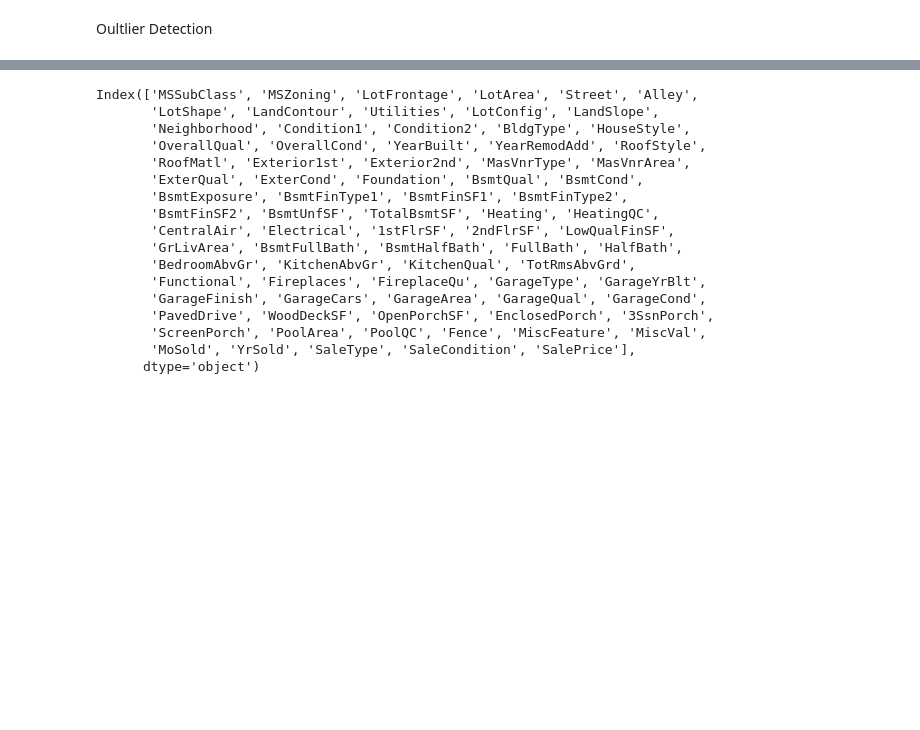
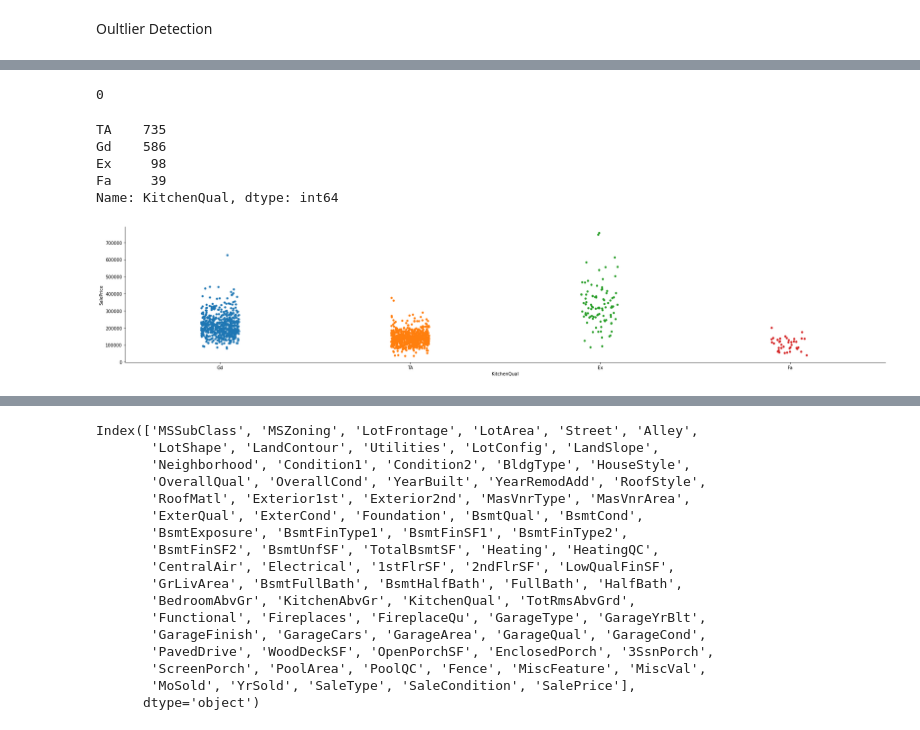
Before and after one commit to tharindatj/Kaggle_competitions, a Jupyter notebook: kaggle_house_prices.ipynb, the cells around one changed output, grey strips where cells are left out. Cells and saved outputs as stored; diff of their text form; code cells hidden in the pictures; blank space fills up the shorter version.

```diff
--- a/kaggle_house_prices.ipynb
+++ b/kaggle_house_prices.ipynb
@@ -190,19 +190,24 @@ sns.heatmap(corr_matrix, cmap='YlGnBu' , annot=True)
 #observations
 
 #New features to test out
-#SF related features> combine to form 'total_sf' and remove the consitutents - 'TotalBsmtSF','GrLivArea'
+#SF related features> combine to form 'total_sf' and remove the consitutents - 'TotalBsmtSF','GrLivArea', other SF related features make up these two vairables hence remove
 #combine bathrooms = from one feature and check for relationship - 'BsmtFullBath', 'BsmtHalfBath', 'FullBath', 'HalfBath'
-#check whether breaking out other rooms from totRmsAbvGrd will improve 'TotRmsAbvGrd' , 'BedroomAbvGr
-#combineporcharea 'OpenPorchSF','EnclosedPorch', '3SsnPorch', 'ScreenPorch','WoodDeckSF'
+#check whether breaking out other rooms from TotRmsAbvGrd will improve 'TotRmsAbvGrd' , 'BedroomAbvGr'
+#combine out door areas to form outdoorSF by combining 'OpenPorchSF','EnclosedPorch', '3SsnPorch', 'ScreenPorch','WoodDeckSF'
+
+#MasVnrArea drop category as more than half the data has zero values
 
 #garagecars and garagearea same thing, dropping garagearea and garagecars tad bid more related to salesprice
+
 #yearremodeled and yearbuilt are same data, removed yearbuild and remove garageyearbuilt as related to prior, plus not meaningfully related to sale price
+
 #garageyrbuilt drop due to correlation with yearremodelled as will get captures in yearremodeled
+
 #MSSubClass is an object
 #Other variable based on description and correlation will drop, will focus only on num variables with strong correlation as well as fundemental relationship with saleprice
 
-num_features_drop = ['1stFlrSF','2ndFlrSF','BsmtFinSF1','BsmtFinSF2','BsmtUnfSF','GarageCars','GarageYrBlt', 'YearBuilt', 'MasVnrArea','OverallCond',
-                     'LowQualFinSF','Fireplaces','PoolArea','MiscVal','MoSold','YrSold','KitchenAbvGr']
+num_features_drop = ['1stFlrSF','2ndFlrSF','BsmtFinSF1','BsmtFinSF2','BsmtUnfSF','GarageCars','GarageYrBlt', 'YearBuilt','OverallCond',
+                     'LowQualFinSF','PoolArea','MiscVal','MoSold','YrSold','KitchenAbvGr']
 
 num_to_object =['MSSubClass']
 # %%
@@ -235,0 +243,4 @@ df_fill[df_fill.GrLivArea>4000]
+# %%
+#data items to drop
+#524, 1299
+df_cleannum.drop([524, 1299], inplace=True)
@@ -235,0 +249,3 @@ df_fill[df_fill.GrLivArea>4000]
+# %%
+df_cleannum['MSSubClass'] = df_cleannum['MSSubClass'].astype(object)
+cat_column_list = df_cleannum.select_dtypes('object').columns
@@ -235,0 +265,35 @@ df_fill[df_fill.GrLivArea>4000]
+# %%
+#determinie categorical encoding strategy
+
+#dropiing the following;
+
+Drops = ['RoofStyle', 'ExterQual', 'BsmtExposure','BsmtFinType1','BsmtFinType2','GarageType','GarageFinish','GarageQual',
+         'PoolQC','Fence','MiscFeature','SaleCondition','Exterior1st','Exterior2nd','MSSubClass']
+
+#ordinal encoding
+ordinal = ['Neighborhood','BldgType','HouseStyle','ExterCond',
+           'BsmtQual','HeatingQC','CentralAir','FireplaceQu','GarageCond','PavedDrive']
+
+#onehot encoding
+one_hot = ['Foundation','BsmtCond','Heating','Electrical', 'RoofMatl','Functional','SaleType','MSZoning','Utilities','KitchenQual','MasVnrType']
+
+#categoris to combine & onehot encode
+Access = ['Street', 'Alley']
+Slope = ['LandSlope', 'LandContour']
+Proximitty = ['Condition1', 'Condition2']
+Land = ['LotShape', 'LotConfig']
+
+
+len(cat_column_list) - len(ordinal + one_hot + Access + Slope + Proximitty + Land + Drops)
+# %% [output]
+0
+# %%
+sns.catplot(x='KitchenQual', y='SalePrice', data=df_cleannum, height=5, aspect=5)
+df_cleannum['KitchenQual'].value_counts()
+# %% [output]
+TA    735
+Gd    586
+Ex     98
+Fa     39
+Name: KitchenQual, dtype: int64
+[figure, added]
```
Also changed, not shown: parts of 52 cells of this notebook.
